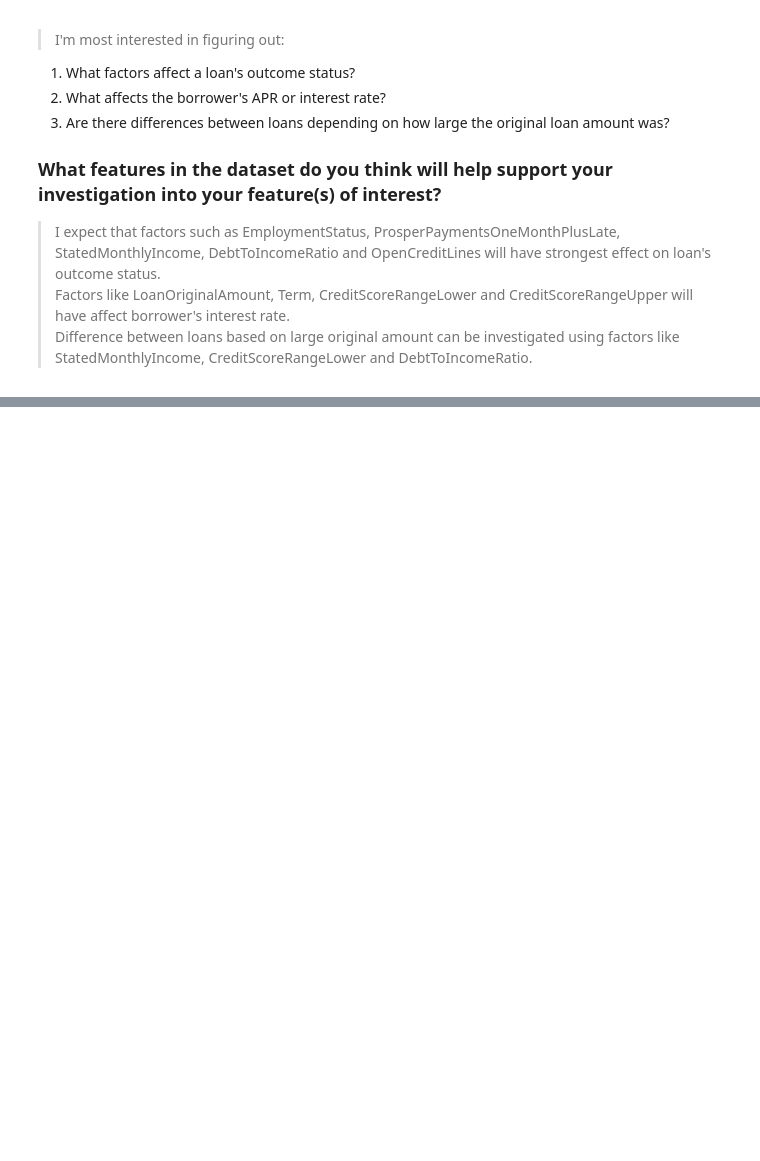
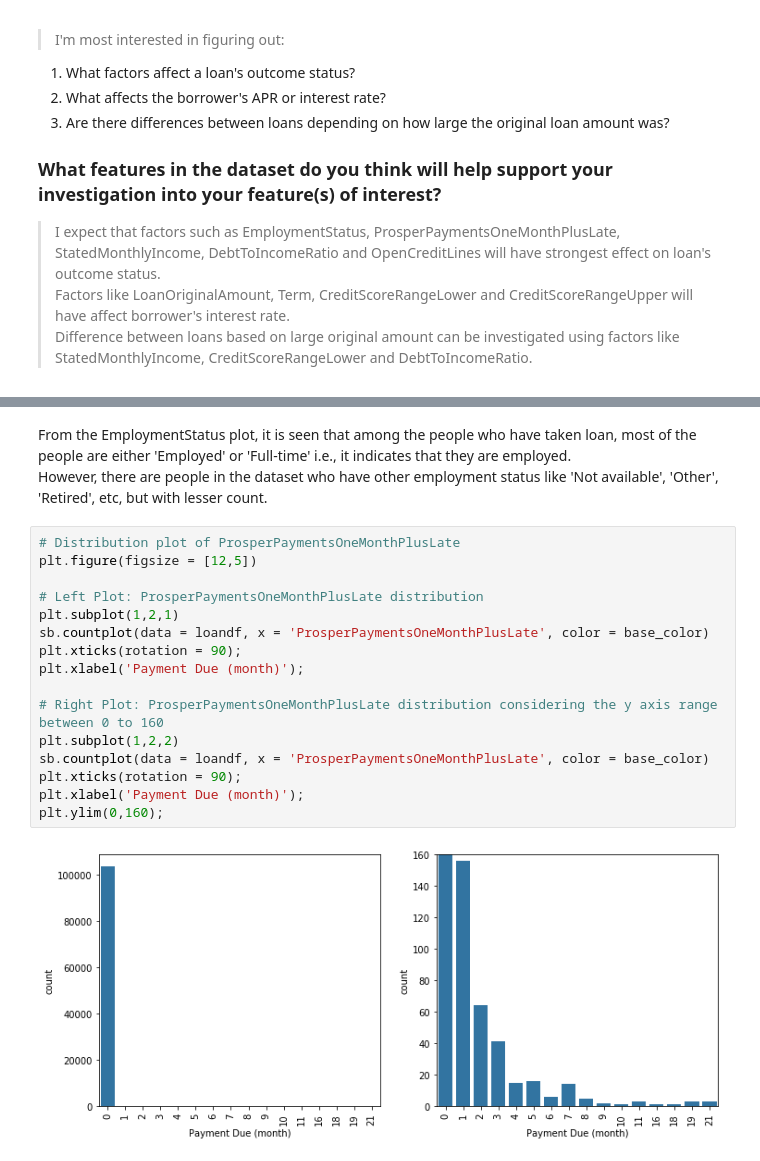
Before and after one commit to Kirthi-Raman/LoanDatasetAnalysis, a Jupyter notebook: exploration_template.ipynb, the cells around one changed output, grey strips where cells are left out. Saved outputs shown, nothing was run; the diff lists cells and outputs as text; blank space fills up the shorter version.

```diff
--- a/exploration_template.ipynb
+++ b/exploration_template.ipynb
@@ -312,0 +335,21 @@ loandf.head()
+# %% [markdown]
+From the EmploymentStatus plot, it is seen that among the people who have taken loan, most of the people are either 'Employed' or 'Full-time' i.e., it indicates that they are employed.<br>
+However, there are people in the dataset who have other employment status like 'Not available', 'Other', 'Retired', etc, but with lesser count.
+# %%
+# Distribution plot of ProsperPaymentsOneMonthPlusLate
+plt.figure(figsize = [12,5])
+
+# Left Plot: ProsperPaymentsOneMonthPlusLate distribution
+plt.subplot(1,2,1)
+sb.countplot(data = loandf, x = 'ProsperPaymentsOneMonthPlusLate', color = base_color)
+plt.xticks(rotation = 90);
+plt.xlabel('Payment Due (month)');
+
+# Right Plot: ProsperPaymentsOneMonthPlusLate distribution considering the y axis range between 0 to 160
+plt.subplot(1,2,2)
+sb.countplot(data = loandf, x = 'ProsperPaymentsOneMonthPlusLate', color = base_color)
+plt.xticks(rotation = 90);
+plt.xlabel('Payment Due (month)');
+plt.ylim(0,160);
+# %% [output]
+[figure, added]
```
Also changed, not shown: parts of 9 cells of this notebook.
